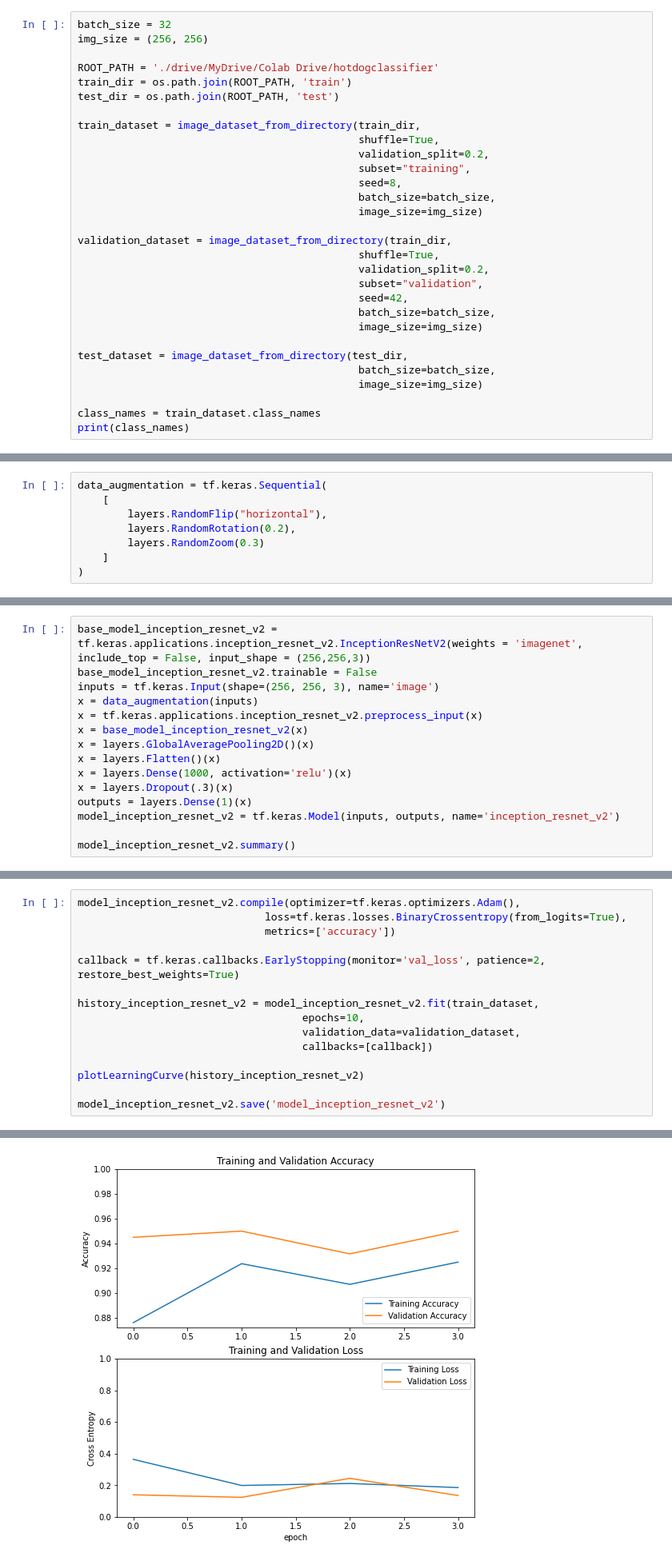
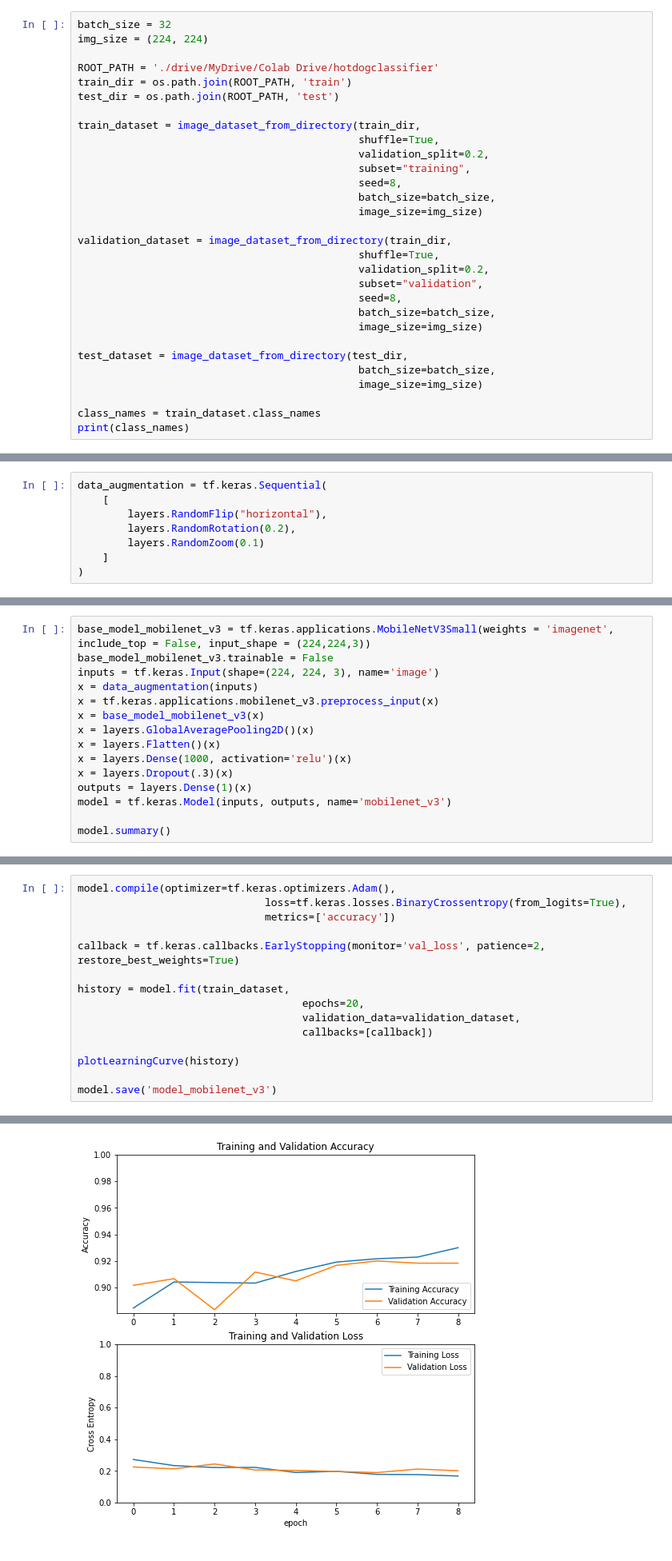
Before and after one commit to elliot-chung/hotdog-classifier-app, a Jupyter notebook: model_build/hotdogmodel.ipynb, the cells around one changed output, grey strips where cells are left out. Shown at 80% size. Cells and saved outputs as stored; diff of their text form.

```diff
--- a/model_build/hotdogmodel.ipynb
+++ b/model_build/hotdogmodel.ipynb
@@ -30,7 +30,7 @@ if gpus:
 # Datasets
 # %%
 batch_size = 32
-img_size = (256, 256)
+img_size = (224, 224)
 
 ROOT_PATH = './drive/MyDrive/Colab Drive/hotdogclassifier'
 train_dir = os.path.join(ROOT_PATH, 'train')
@@ -48,7 +48,7 @@ validation_dataset = image_dataset_from_directory(train_dir,
                                              shuffle=True,
                                              validation_split=0.2,
                                              subset="validation",
-                                             seed=42,
+                                             seed=8,
                                              batch_size=batch_size,
                                              image_size=img_size)
 
@@ -85,7 +107,7 @@ data_augmentation = tf.keras.Sequential(
     [
         layers.RandomFlip("horizontal"),
         layers.RandomRotation(0.2),
-        layers.RandomZoom(0.3)
+        layers.RandomZoom(0.1)
     ]
 )
 # %%
@@ -131,18 +153,18 @@ def plotLearningCurve(history):
 # %% [markdown]
 # Define Model
 # %%
-base_model_inception_resnet_v2 = tf.keras.applications.inception_resnet_v2.InceptionResNetV2(weights = 'imagenet', include_top = False, input_shape = (256,256,3))
-base_model_inception_resnet_v2.trainable = False
-inputs = tf.keras.Input(shape=(256, 256, 3), name='image')
+base_model_mobilenet_v3 = tf.keras.applications.MobileNetV3Small(weights = 'imagenet', include_top = False, input_shape = (224,224,3))
+base_model_mobilenet_v3.trainable = False
+inputs = tf.keras.Input(shape=(224, 224, 3), name='image')
 x = data_augmentation(inputs)
-x = tf.keras.applications.inception_resnet_v2.preprocess_input(x)
-x = base_model_inception_resnet_v2(x)
+x = tf.keras.applications.mobilenet_v3.preprocess_input(x)
+x = base_model_mobilenet_v3(x)
 x = layers.GlobalAveragePooling2D()(x)
 x = layers.Flatten()(x)
 x = layers.Dense(1000, activation='relu')(x)
 x = layers.Dropout(.3)(x)
 outputs = layers.Dense(1)(x)
-model_inception_resnet_v2 = tf.keras.Model(inputs, outputs, name='inception_resnet_v2')
+model = tf.keras.Model(inputs, outputs, name='mobilenet_v3')
 
-model_inception_resnet_v2.summary()
+model.summary()
 # %% [output]
@@ -166,18 +188,18 @@ _________________________________________________________________
 # %% [markdown]
 # Compile and Train Model
 # %%
-model_inception_resnet_v2.compile(optimizer=tf.keras.optimizers.Adam(),
+model.compile(optimizer=tf.keras.optimizers.Adam(),
                               loss=tf.keras.losses.BinaryCrossentropy(from_logits=True),
                               metrics=['accuracy'])
 
 callback = tf.keras.callbacks.EarlyStopping(monitor='val_loss', patience=2, restore_best_weights=True)
 
-history_inception_resnet_v2 = model_inception_resnet_v2.fit(train_dataset,
-                                    epochs=10,
+history = model.fit(train_dataset,
+                                    epochs=20,
                                     validation_data=validation_dataset,
                                     callbacks=[callback])
 
-plotLearningCurve(history_inception_resnet_v2)
+plotLearningCurve(history)
 
-model_inception_resnet_v2.save('model_inception_resnet_v2')
+model.save('model_mobilenet_v3')
 # %% [output]
@@ -192 +224 @@ Epoch 4/10
-[figure, old version]
+[figure, new version]
```
Also changed, not shown: parts of 10 cells of this notebook.
